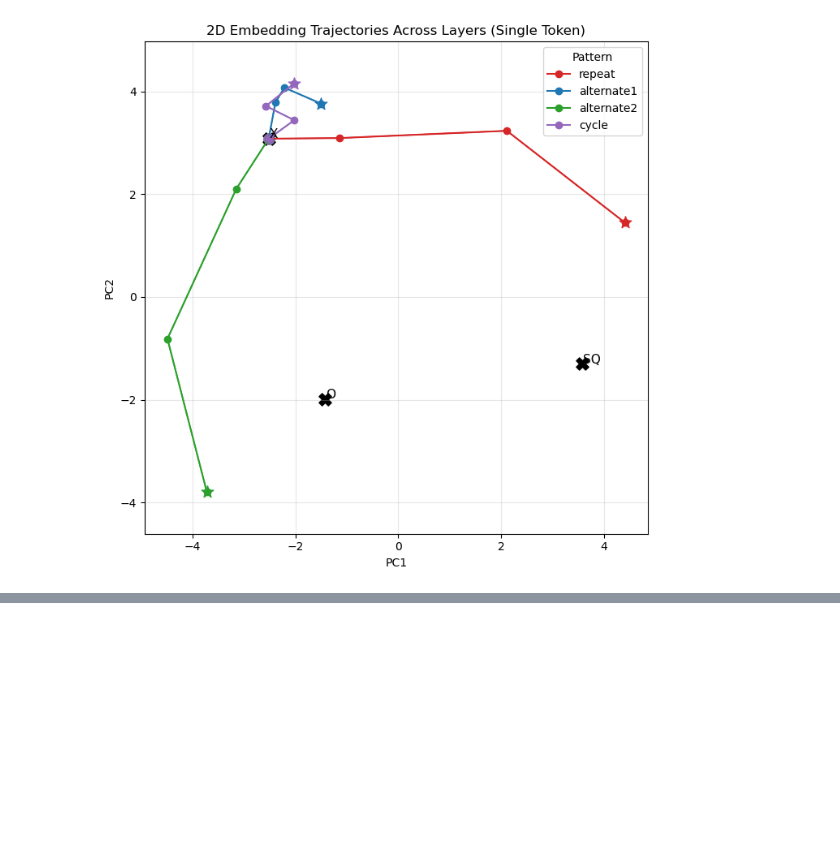
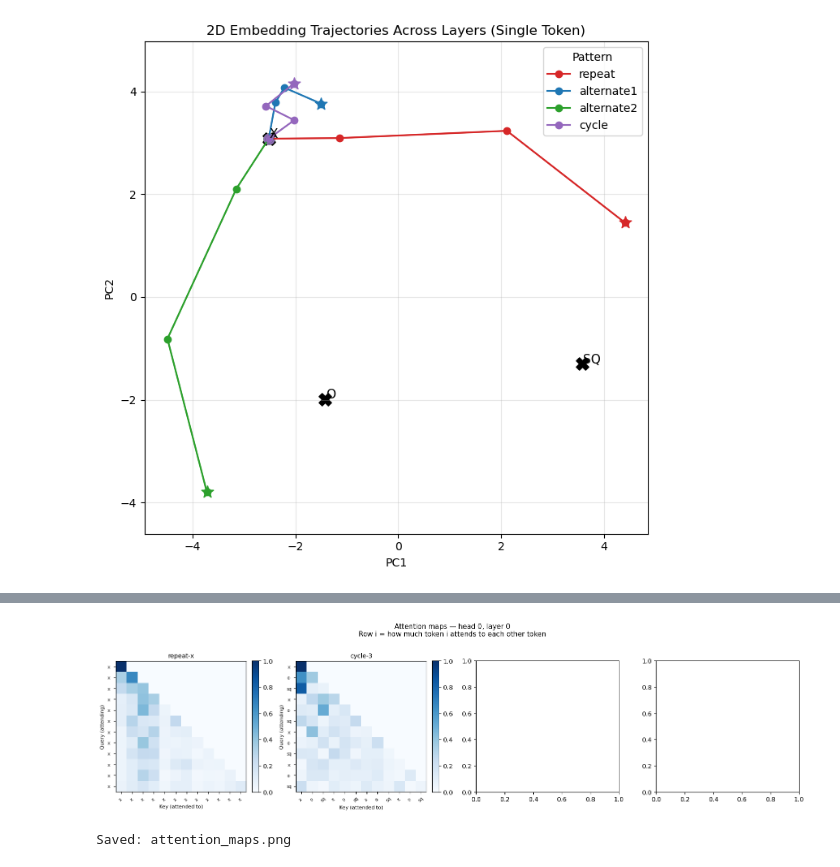
Before and after one commit to ismail-kaizoko/GenAI-101, a Jupyter notebook: LLM102_transformers.ipynb, the cells around one changed output, grey strips where cells are left out. Saved outputs shown, nothing was run; the diff lists cells and outputs as text; code cells hidden in the pictures; blank space fills up the shorter version.

```diff
--- a/LLM102_transformers.ipynb
+++ b/LLM102_transformers.ipynb
@@ -914,0 +997,5 @@ plt.show()
+# %%
+plot_attention_maps(model)
+# %% [output]
+[figure, added]
+Saved: attention_maps.png
```
Also changed, not shown: parts of 5 cells of this notebook.
